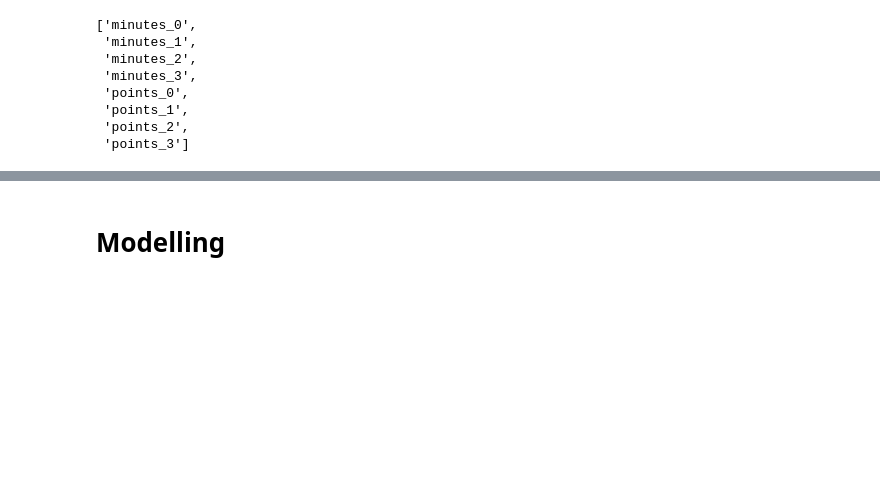
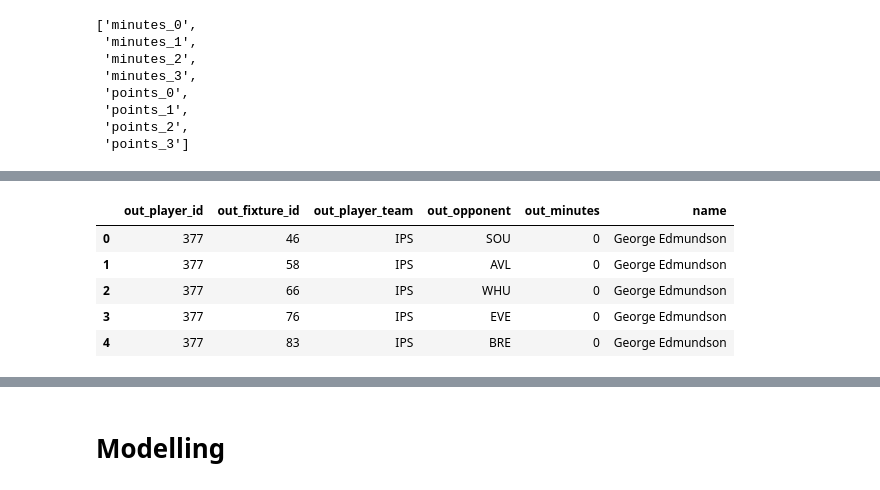
Before and after one commit to LevanBokeria/2025-reg-hack-week-airsenal, a Jupyter notebook: notebooks/Minutes_prediction_xgboost.ipynb, the cells around one changed output, grey strips where cells are left out. Saved outputs shown, nothing was run; the diff lists cells and outputs as text; code cells hidden in the pictures; blank space fills up the shorter version.

```diff
--- a/notebooks/Minutes_prediction_xgboost.ipynb
+++ b/notebooks/Minutes_prediction_xgboost.ipynb
@@ -185,0 +311,5 @@ You can try to debug the error by setting error_score='raise'.
+# %%
+full_GK = full_dfs['GK']
+full_DEF = full_dfs['DEF']
+full_MID = full_dfs['MID']
+full_FWD = full_dfs['FWD']
@@ -185,0 +326,13 @@ You can try to debug the error by setting error_score='raise'.
+# %%
+full_DEF_clean = full_DEF[['out_player_id', 'out_fixture_id', 'out_player_team', 'out_opponent', 'out_minutes', 'name']]
+full_FWD_clean = full_FWD[['out_player_id', 'out_fixture_id', 'out_player_team', 'out_opponent', 'out_minutes', 'name']]
+full_MID_clean = full_MID[['out_player_id', 'out_fixture_id', 'out_player_team', 'out_opponent', 'out_minutes', 'name']]
+# %%
+full_DEF_clean.head()
+# %% [output]
+|  | out_player_id | out_fixture_id | out_player_team | out_opponent | out_minutes | name |
+| 0 | 377 | 46 | IPS | SOU | 0 | George Edmundson |
+| 1 | 377 | 58 | IPS | AVL | 0 | George Edmundson |
+| 2 | 377 | 66 | IPS | WHU | 0 | George Edmundson |
+| 3 | 377 | 76 | IPS | EVE | 0 | George Edmundson |
+| 4 | 377 | 83 | IPS | BRE | 0 | George Edmundson |
```
Also changed, not shown: parts of 19 cells of this notebook.
